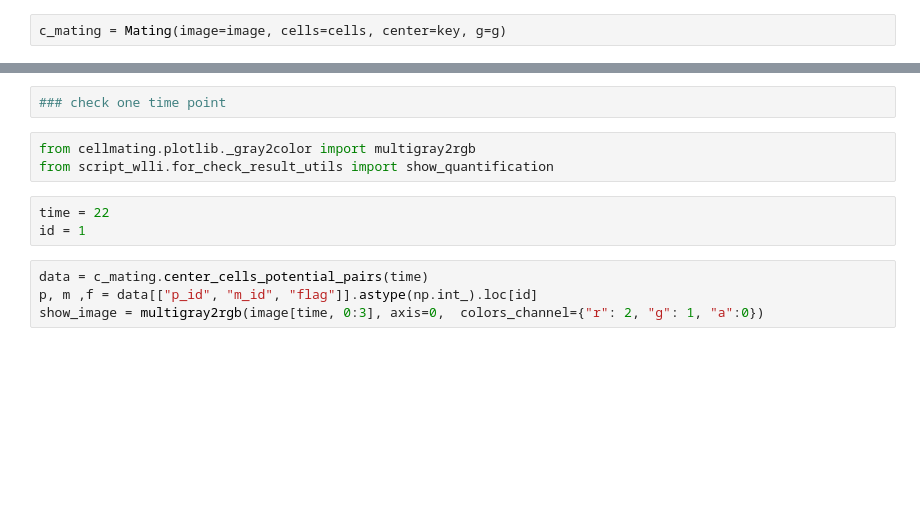
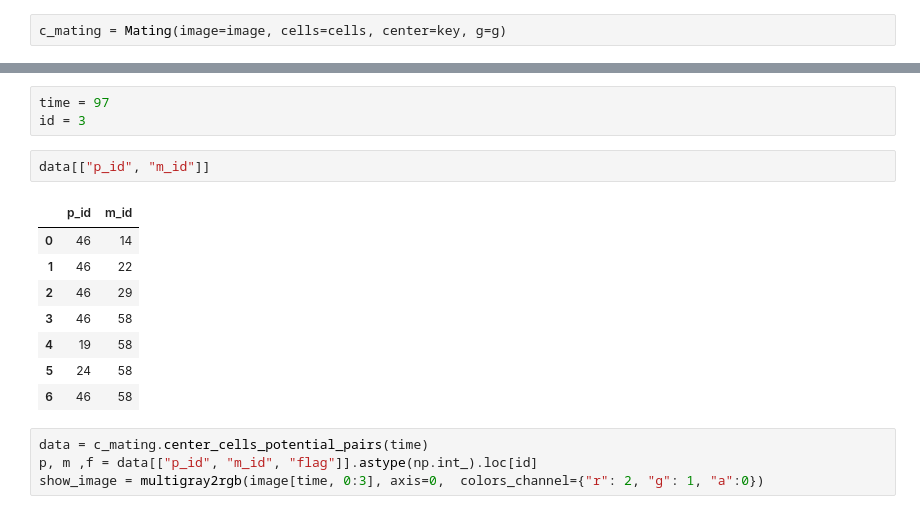
Before and after one commit to wanlanli/pipeline_data_process_mating_dynamic, a Jupyter notebook: check_mating_data_calucation.ipynb, the cells around one changed output, grey strips where cells are left out. Saved outputs shown, nothing was run; the diff lists cells and outputs as text; blank space fills up the shorter version.

```diff
--- a/check_mating_data_calucation.ipynb
+++ b/check_mating_data_calucation.ipynb
@@ -54,11 +52,17 @@ draw_subgraph(g, key, c_mating.p, c_mating.m)
-# %%
-### check one time point
-# %%
-from cellmating.plotlib._gray2color import multigray2rgb
-from script_wlli.for_check_result_utils import show_quantification
 # %%
-time = 22
-id = 1
+time = 97
+id = 3
+# %%
+data[["p_id", "m_id"]]
+# %% [output]
+|  | p_id | m_id |
+| 0 | 46 | 14 |
+| 1 | 46 | 22 |
+| 2 | 46 | 29 |
+| 3 | 46 | 58 |
+| 4 | 19 | 58 |
+| 5 | 24 | 58 |
+| 6 | 46 | 58 |
 # %%
 data = c_mating.center_cells_potential_pairs(time)
 p, m ,f = data[["p_id", "m_id", "flag"]].astype(np.int_).loc[id]
```
Also changed, not shown: parts of 8 cells of this notebook, 3 other files.
